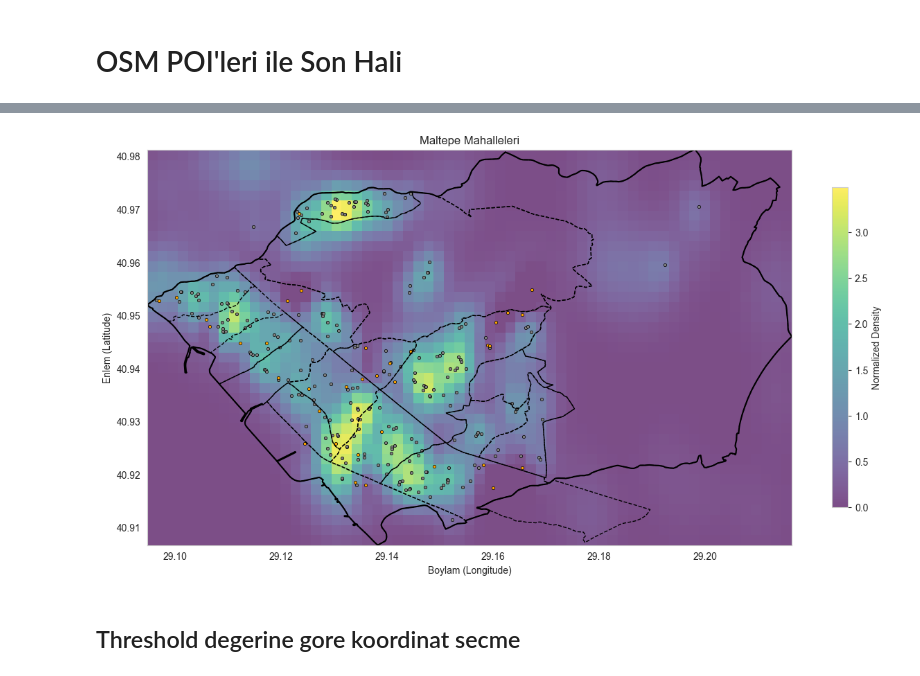
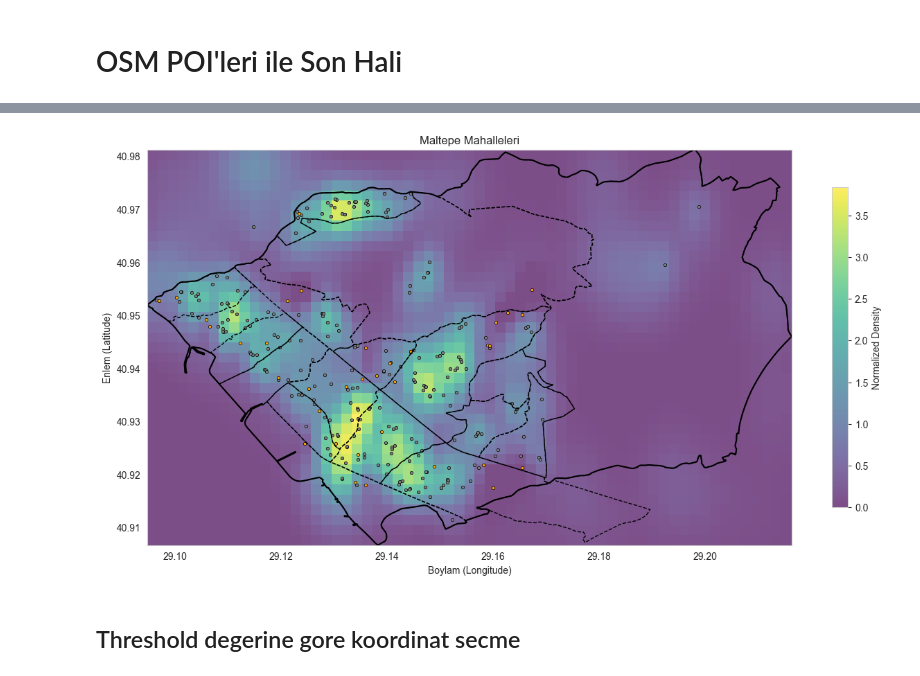
Before and after one commit to umutky/engineering_project, a Jupyter notebook: prepare_data.ipynb, the cells around one changed output, grey strips where cells are left out. Drawn from its saved outputs; the diff is of its cells as text; code cells hidden in the pictures.

```diff
--- a/prepare_data.ipynb
+++ b/prepare_data.ipynb
@@ -1413,10 +1394,10 @@ scaled_density_duraklar = scaler.fit_transform(density_duraklar.reshape(-1, 1)).
 #scaled_density_otopark = scaler.fit_transform(density_otopark.reshape(-1, 1)).reshape(density_otopark.shape)
 scaled_density_kendi_magaza = scaler.fit_transform(density_kendi_magaza.reshape(-1, 1)).reshape(density_kendi_magaza.shape)
 #scaled_density_poi = scaler.fit_transform(density_poi.reshape(-1, 1)).reshape(density_poi.shape)
-scaled_density_yeni_poi = scaler.fit_transform(density_poi.reshape(-1, 1)).reshape(density_poi.shape)
+scaled_density_yeni_poi = scaler.fit_transform(density_yeni_poi.reshape(-1, 1)).reshape(density_yeni_poi.shape)
 
 # Toplam yoğunluk hesaplama
-total_density = 3*scaled_density_rakip_magaza + 1*scaled_density_duraklar - 1.4*scaled_density_kendi_magaza + 1*scaled_density_yeni_poi
+total_density = 3*scaled_density_rakip_magaza + 1.2*scaled_density_duraklar - 1.4*scaled_density_kendi_magaza + 1.2*scaled_density_yeni_poi
 
 total_density = total_density.reshape(x_grid.shape)
 total_density[total_density < 0] = 0
@@ -1443,34 +1424,34 @@ polygon = Polygon(coordinates)
 # Polygon çizimi
 x, y = polygon.exterior.xy
 plt.plot(x, y, color='black') # Polygonu doldurma
 plt.title('Maltepe İlçesi Sınırları')
 plt.xlabel('Longitude')
 plt.ylabel('Latitude')
 plt.grid(False)
 
 import matplotlib.pyplot as plt
 from shapely.geometry import Polygon
 
 # Her bir mahalle için geometriyi çizme
 for mahalle_verisi in maltepe_mahalle_filtreli:
     coordinates = mahalle_verisi['geometry']['coordinates'][0]
     polygon = Polygon(coordinates)
     x, y = polygon.exterior.xy
     plt.plot(x, y, label=mahalle_verisi['properties']['name'], color='black', linewidth=1, linestyle='--')
 
 # Grafiği gösterme
 plt.title('Maltepe Mahalleleri')
 plt.xlabel('Boylam (Longitude)')
 plt.ylabel('Enlem (Latitude)')
 plt.grid(False) # Gridlerin gozukmesi icin acmalisin.
 
 # Koordintlarin scatter plot ile eklenmesi
 plt.scatter(tum_rakipler_coords[:, 0], tum_rakipler_coords[:, 1], color='grey', label='rakip_magaza', marker='o', edgecolors='black', linewidth=.5, s=10)
 plt.scatter(kendi_magazalarimiz[:, 0], kendi_magazalarimiz[:, 1], color='orange', label='migros', marker='o', edgecolors='black', linewidth=.5, s=10)
 
 plt.show()
 # %% [output]
-[figure, old version]
+[figure, new version]
 # %% [markdown]
 ## Threshold degerine gore koordinat secme
 # %% [markdown]
```
Also changed, not shown: parts of 5 cells of this notebook.
